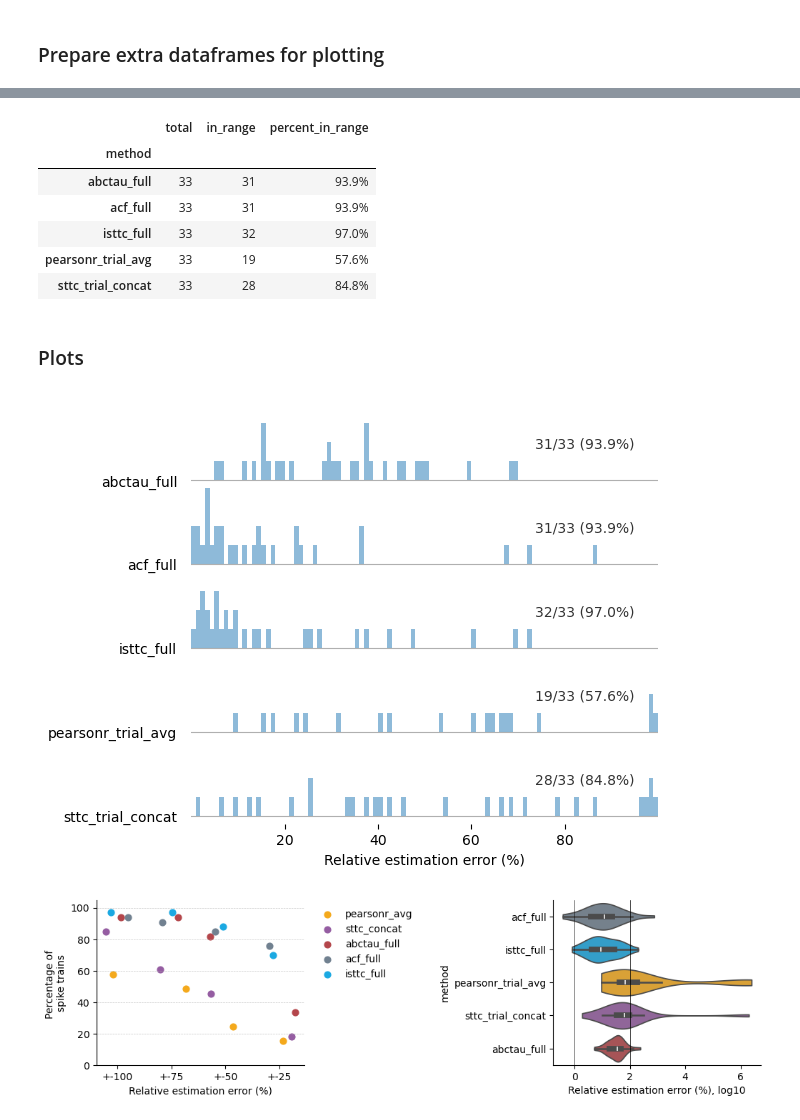
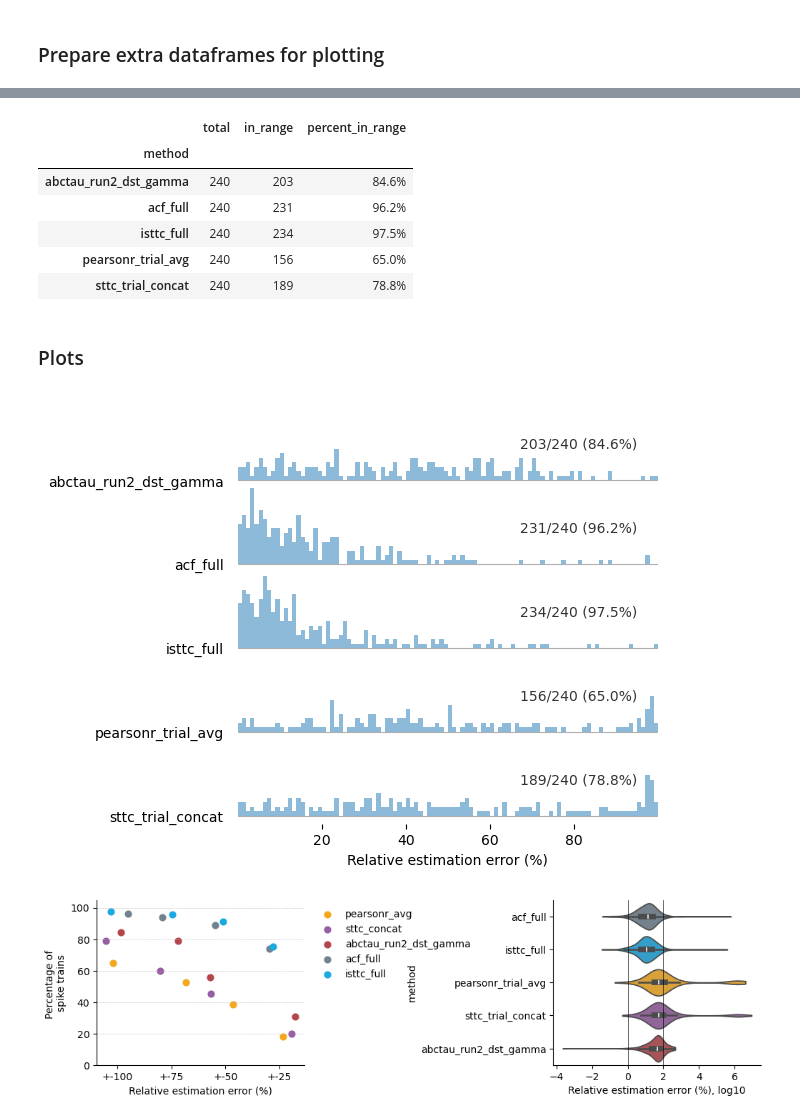
Before and after one commit to iinnpp/isttc, a Jupyter notebook: notebooks/synthetic/plot_taus_with_abctau.ipynb, the cells around one changed output, grey strips where cells are left out. Drawn from its saved outputs; the diff is of its cells as text; code cells hidden in the pictures.

Commit message:
abctau diff plots

```diff
--- a/notebooks/synthetic/plot_taus_with_abctau.ipynb
+++ b/notebooks/synthetic/plot_taus_with_abctau.ipynb
@@ -120,2 +69,12 @@ df_all.groupby(by='method')['tau_diff_rel'].describe()
 # %% [markdown]
 ### Prepare extra dataframes for plotting
+# %%
+df_4_methods_subset = df_4_methods[['unit_id', 'tau_ms', 'method', 'fr', 'alpha', 'tau_ms_true', 'lv', 'tau_diff_abs', 'tau_diff_rel']].copy()
+inspect(df_4_methods_subset, "df_4_methods_subset (df_4_methods_subset)")
+
+df_abctau_subset = df_abctau.query('method == "abctau_run2_dst_gamma"').copy()
+inspect(df_abctau_subset, "df_abctau_subset (df_abctau_subset)")
+
+df_5_methods = pd.concat([df_4_methods_subset, df_abctau_subset])
+df_5_methods.reset_index(inplace=True, drop=True)
+inspect(df_5_methods, "df_5_methods (df_5_methods)")
@@ -121,0 +88,8 @@ df_all.groupby(by='method')['tau_diff_rel'].describe()
+# %%
+# keep only unit_ids that have all methods present (6 here)
+counts = df_5_methods.groupby('unit_id')['method'].nunique()
+complete_units = counts[counts == df_5_methods['method'].nunique()].index
+df_complete = df_5_methods[df_5_methods['unit_id'].isin(complete_units)].copy()
+
+print(f"Remaining units: {len(complete_units)}")
+print(f"Filtered DataFrame shape: {df_complete.shape}")
@@ -128,7 +105,7 @@ intervals = {
     '+-25':  (0,  25),
 }
 
-df = df_all.copy()
+df = df_complete.copy()
 
 rows = []
 for method, sub in df.groupby('method'):
@@ -169,8 +146,8 @@ tau_plot_error_long_df
 # %%
 # get percentage of units with tau_ms in 100% error range
-mask = df_all['tau_diff_rel'].between(0, 100)
+mask = df_complete['tau_diff_rel'].between(0, 100)
 tau_plot_long_0_100perc_df = (
-    df_all
+    df_complete
     .groupby('method')
     .agg(
         total       = ('tau_diff_rel', 'size'),
@@ -185,11 +162,11 @@ tau_plot_long_0_100perc_df
 # %% [output]
 |  | total | in_range | percent_in_range |
 | method |  |  |  |
-| abctau_full | 33 | 31 | 93.9% |
-| acf_full | 33 | 31 | 93.9% |
-| isttc_full | 33 | 32 | 97.0% |
-| pearsonr_trial_avg | 33 | 19 | 57.6% |
-| sttc_trial_concat | 33 | 28 | 84.8% |
+| abctau_run2_dst_gamma | 240 | 203 | 84.6% |
+| acf_full | 240 | 231 | 96.2% |
+| isttc_full | 240 | 234 | 97.5% |
+| pearsonr_trial_avg | 240 | 156 | 65.0% |
+| sttc_trial_concat | 240 | 189 | 78.8% |
 # %% [markdown]
 ### Plots
 # %%
@@ -305,7 +283,7 @@ def hexbin_pair(
 
     return fig, axes
 # %%
-fig, axes = joypy.joyplot(data=df_all.query('tau_diff_rel >= 0 and tau_diff_rel <= 100'),
+fig, axes = joypy.joyplot(data=df_complete.query('tau_diff_rel >= 0 and tau_diff_rel <= 100'),
     by='method',
     column='tau_diff_rel',
     #range_style='own',
@@ -321,37 +299,38 @@ fig, axes = joypy.joyplot(data=df_all.query('tau_diff_rel >= 0 and tau_diff_rel
 
 #axes[-1].axvline(x=100, color='k', lw=0.5)
 
 axes[-1].set_xlabel('Relative estimation error (%)')
 #fig.suptitle('1000ms trials (n=40) vs full signal, tau = 100ms', y=1.05)
 
 
 method_order = [
-    'abctau_full',
+    #'abctau_run1_ou',
+    'abctau_run2_dst_gamma',
     'acf_full',
     'isttc_full',
     'pearsonr_trial_avg',
     'sttc_trial_concat',
 ]
 for ax, method in zip(axes, method_order):
     tot    = tau_plot_long_0_100perc_df.at[method, 'total']
     inn    = tau_plot_long_0_100perc_df.at[method, 'in_range']
     pct    = tau_plot_long_0_100perc_df.at[method, 'percent_in_range']
     txt    = f"{inn}/{tot} ({pct})"
     # place in axis‐relative coords (x=95% from left, y=center)
     ax.text(
         0.95, 0.5, txt,
         transform = ax.transAxes,
         ha        = 'right',
         va        = 'center',
         fontsize  = 10,
         alpha     = 0.8
     )
 
 if save_fig:
-    plt.savefig(fig_folder + 'parametric_5_methods_one_trial_impl_rel_error_hist.png' , bbox_inches='tight', dpi=300)
-    plt.savefig(fig_folder + 'parametric_5_methods_one_trial_impl_rel_error_hist.svg' , bbox_inches='tight')
+    plt.savefig(fig_folder + 'parametric_abctau_run2_dst_gamma_one_trial_impl_rel_error_hist.png' , bbox_inches='tight', dpi=300)
+    plt.savefig(fig_folder + 'parametric_abctau_run2_dst_gamma_one_trial_impl_rel_error_hist.svg' , bbox_inches='tight')
 # %% [output]
-[figure, old version]
+[figure, new version]
 # %%
 fig, axes = plt.subplots(1,2, figsize=(12,3))
 plt.subplots_adjust(hspace=0.4, wspace=1.2)
@@ -364,10 +343,10 @@ axes[0].set_xlabel('Relative estimation error (%)')
 axes[0].set_ylim([0, 105])
 axes[0].grid(True, which="both", axis='y', linestyle="--", linewidth=0.5, alpha=0.7)
 
-df_all['tau_diff_rel_log10'] = np.log10(df_all['tau_diff_rel'])
-method_order = ['acf_full', 'isttc_full', 'pearsonr_trial_avg', 'sttc_trial_concat', 'abctau_full']
+df_complete['tau_diff_rel_log10'] = np.log10(df_complete['tau_diff_rel'])
+method_order = ['acf_full', 'isttc_full', 'pearsonr_trial_avg', 'sttc_trial_concat', 'abctau_run2_dst_gamma']
 sns.violinplot(y='method', x='tau_diff_rel_log10', hue='method', order=method_order, hue_order=method_order,
-               palette=colors, data=df_all , cut=0, ax=axes[1])
+               palette=colors, data=df_complete , cut=0, ax=axes[1])
 axes[1].axvline(x=0, lw=0.5, c='k')
 axes[1].axvline(x=2, lw=0.5, c='k')
 axes[1].set_xlabel('Relative estimation error (%), log10')
@@ -378,7 +357,7 @@ for ax in axes.flat:
 axes[0].legend(frameon=False, loc='upper left', bbox_to_anchor=(1.02, 1))
 
 if save_fig:
-    plt.savefig(fig_folder + 'parametric_5_methods_taus_rel_error_one_trials_impl_dst_gamma.png' , bbox_inches='tight', dpi=300)
-    plt.savefig(fig_folder + 'parametric_5_methods_taus_rel_error_one_trials_impl_dst_gamma.svg' , bbox_inches='tight')
+    plt.savefig(fig_folder + 'parametric_abctau_run2_dst_gamma_taus_rel_error_one_trials_impl.png' , bbox_inches='tight', dpi=300)
+    plt.savefig(fig_folder + 'parametric_abctau_run2_dst_gamma_taus_rel_error_one_trials_impl.svg' , bbox_inches='tight')
 # %% [output]
-[figure, old version]
+[figure, new version]
```
Also changed, not shown: parts of 27 cells of this notebook, 3 other files.
